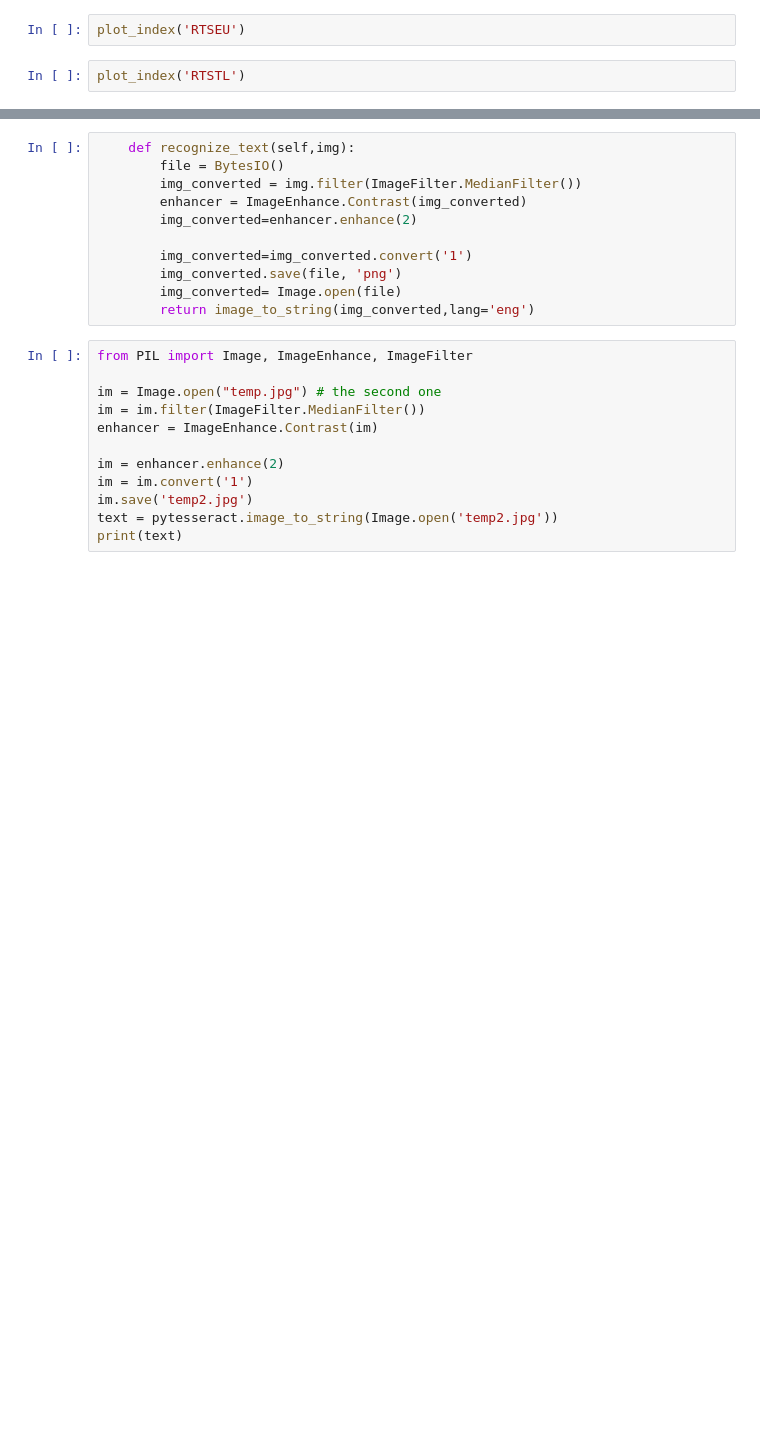
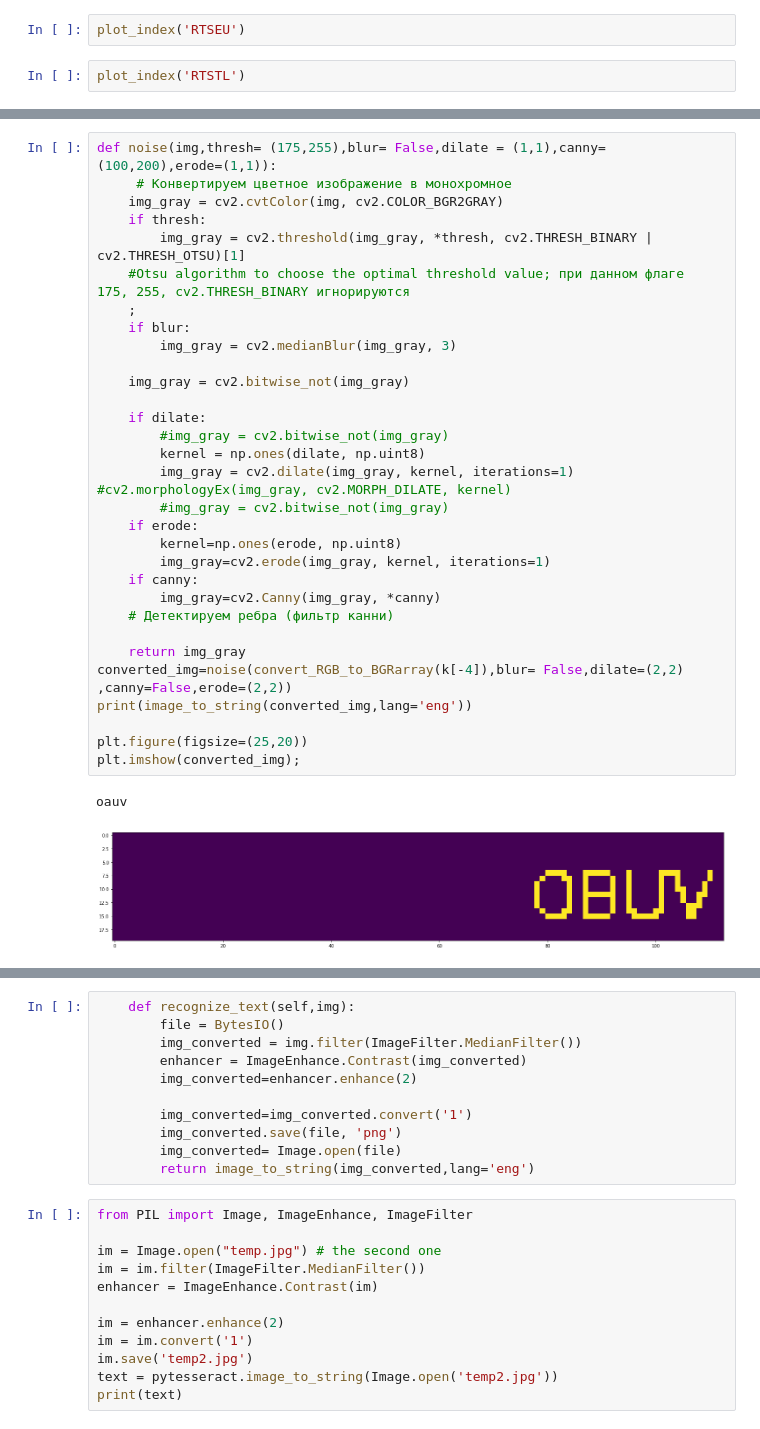
Before and after one commit to Rayveni/PY, a Jupyter notebook: finance/mosex.ipynb, the cells around one changed output, grey strips where cells are left out. Drawn from its saved outputs; the diff is of its cells as text; blank space fills up the shorter version.

```diff
--- a/finance/mosex.ipynb
+++ b/finance/mosex.ipynb
@@ -98,0 +190,34 @@ k
+# %%
+def noise(img,thresh= (175,255),blur= False,dilate = (1,1),canny=(100,200),erode=(1,1)):
+     # Конвертируем цветное изображение в монохромное
+    img_gray = cv2.cvtColor(img, cv2.COLOR_BGR2GRAY)
+    if thresh:
+        img_gray = cv2.threshold(img_gray, *thresh, cv2.THRESH_BINARY | cv2.THRESH_OTSU)[1]
+    #Otsu algorithm to choose the optimal threshold value; при данном флаге  175, 255, cv2.THRESH_BINARY игнорируются
+    ;
+    if blur:
+        img_gray = cv2.medianBlur(img_gray, 3)
+
+    img_gray = cv2.bitwise_not(img_gray)
+
+    if dilate:
+        #img_gray = cv2.bitwise_not(img_gray)
+        kernel = np.ones(dilate, np.uint8)
+        img_gray = cv2.dilate(img_gray, kernel, iterations=1) #cv2.morphologyEx(img_gray, cv2.MORPH_DILATE, kernel)
+        #img_gray = cv2.bitwise_not(img_gray)
+    if erode:
+        kernel=np.ones(erode, np.uint8)
+        img_gray=cv2.erode(img_gray, kernel, iterations=1)
+    if canny:
+        img_gray=cv2.Canny(img_gray, *canny)
+    # Детектируем ребра (фильтр канни)
+
+    return img_gray
+converted_img=noise(convert_RGB_to_BGRarray(k[-4]),blur= False,dilate=(2,2) ,canny=False,erode=(2,2))
+print(image_to_string(converted_img,lang='eng'))
+
+plt.figure(figsize=(25,20))
+plt.imshow(converted_img);
+# %% [output]
+oauv
+[figure, added]
```
Also changed, not shown: parts of 32 cells of this notebook.
